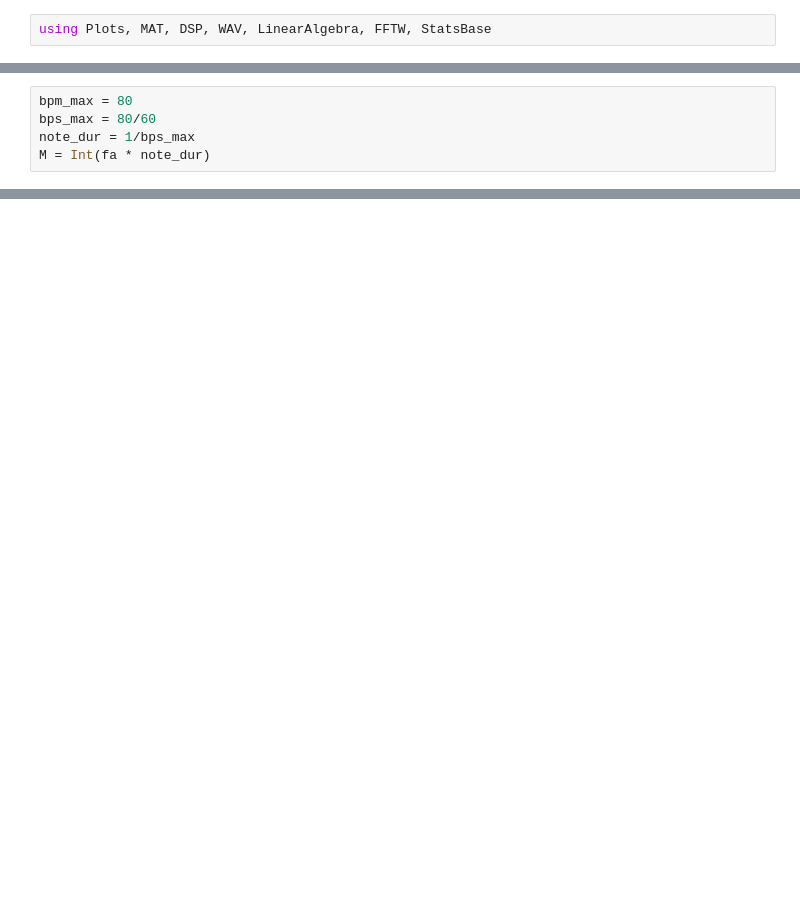
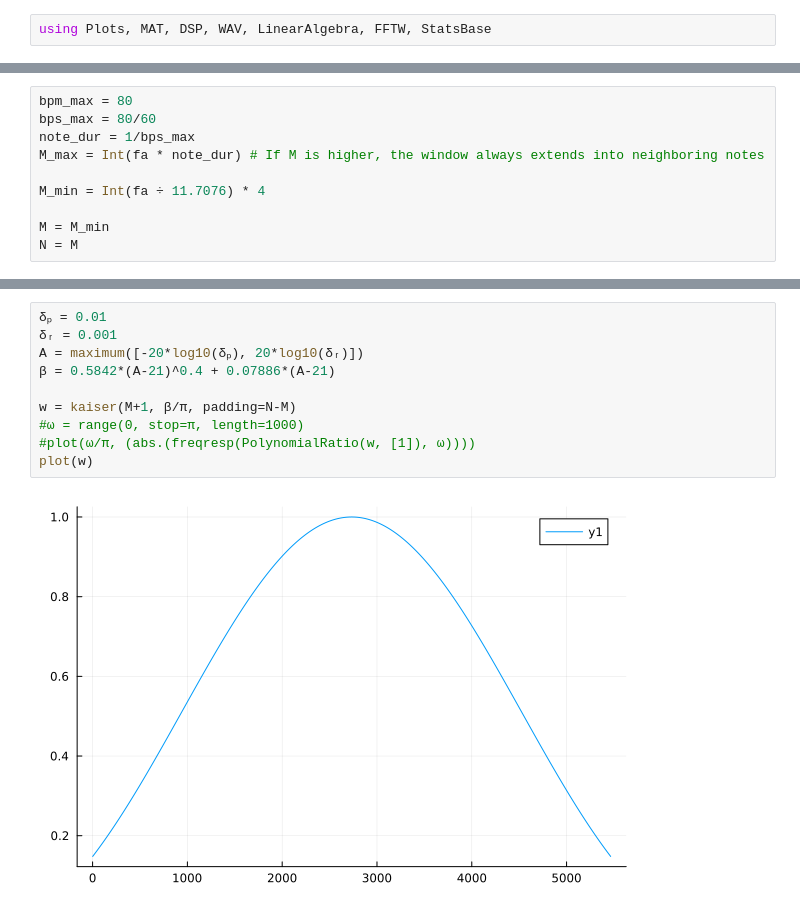
Before and after one commit to EnzoGevartosky/EPs_vitor, a Jupyter notebook: 07_11/code.ipynb, the cells around one changed output, grey strips where cells are left out. Cells and saved outputs as stored; diff of their text form; blank space fills up the shorter version.

```diff
--- a/07_11/code.ipynb
+++ b/07_11/code.ipynb
@@ -21,4 +19,9 @@ wavplay(sig[1:end], fa)
 bpm_max = 80
 bps_max = 80/60
 note_dur = 1/bps_max
-M = Int(fa * note_dur)
+M_max = Int(fa * note_dur) # If M is higher, the window always extends into neighboring notes
+
+M_min = Int(fa ÷ 11.7076) * 4
+
+M = M_min
+N = M
@@ -32,0 +37,12 @@ UndefVarError: UndefVarError: `sig` not defined
+# %%
+δₚ = 0.01
+δᵣ = 0.001
+A = maximum([-20*log10(δₚ), 20*log10(δᵣ)])
+β = 0.5842*(A-21)^0.4 + 0.07886*(A-21)
+
+w = kaiser(M+1, β/π, padding=N-M)
+#ω = range(0, stop=π, length=1000)
+#plot(ω/π, (abs.(freqresp(PolynomialRatio(w, [1]), ω))))
+plot(w)
+# %% [output]
+[figure, added]
```
Also changed, not shown: parts of 8 cells of this notebook.
